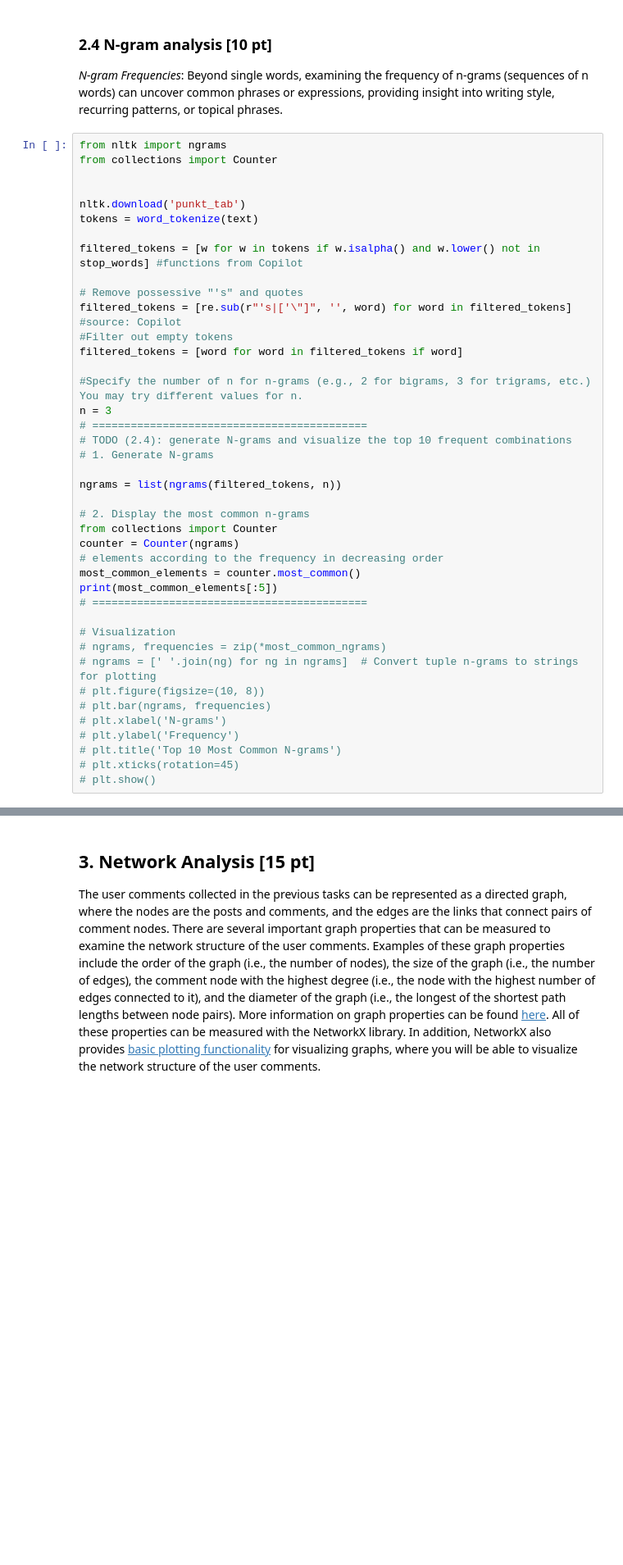
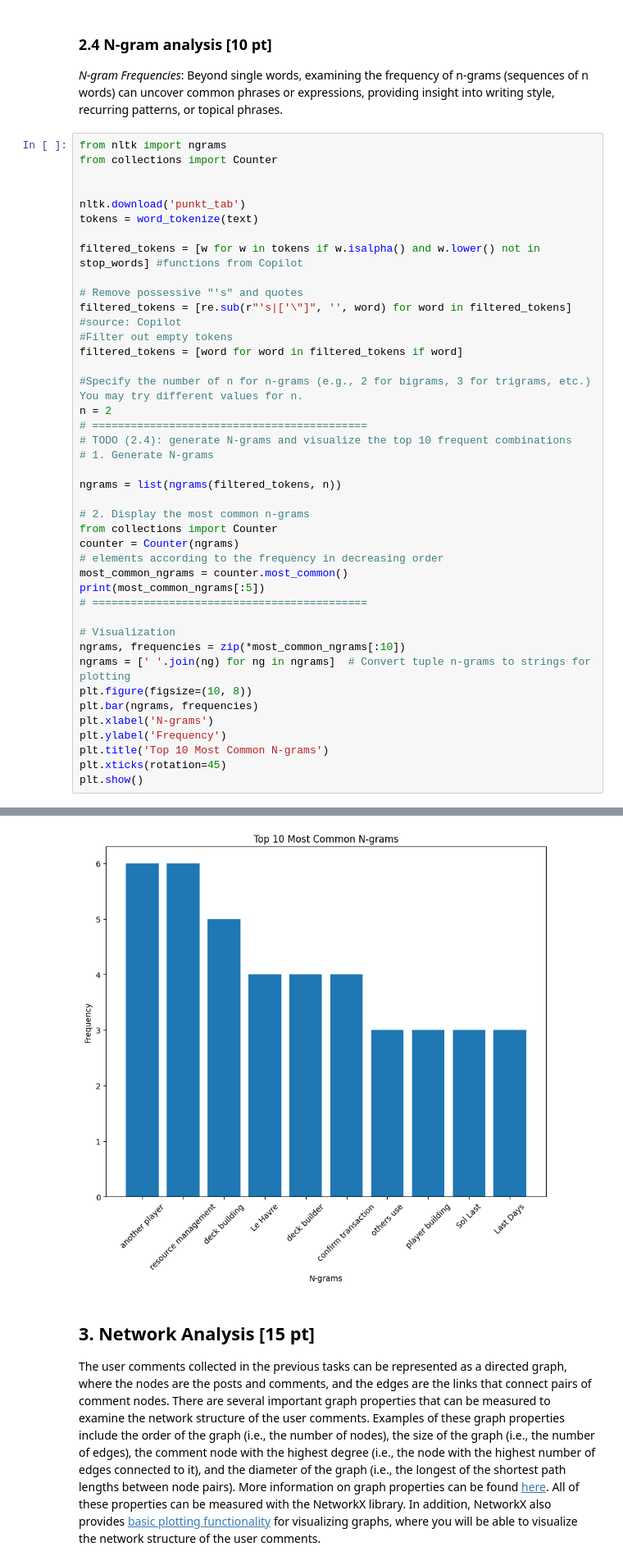
Before and after one commit to noelmrowiec/IS597, a Jupyter notebook: MP1_Reddit_Data_Collection/Assignment1.ipynb, the cells around one changed output, grey strips where cells are left out. Shown at 82% size. Drawn from its saved outputs; the diff is of its cells as text; blank space fills up the shorter version.

Commit message:
added n-grams

```diff
--- a/MP1_Reddit_Data_Collection/Assignment1.ipynb
+++ b/MP1_Reddit_Data_Collection/Assignment1.ipynb
@@ -367,45 +367,46 @@ from collections import Counter
 
 
 nltk.download('punkt_tab')
 tokens = word_tokenize(text)
 
 filtered_tokens = [w for w in tokens if w.isalpha() and w.lower() not in stop_words] #functions from Copilot
 
 # Remove possessive "'s" and quotes
 filtered_tokens = [re.sub(r"'s|['\"]", '', word) for word in filtered_tokens] #source: Copilot
 #Filter out empty tokens
 filtered_tokens = [word for word in filtered_tokens if word]
 
 #Specify the number of n for n-grams (e.g., 2 for bigrams, 3 for trigrams, etc.) You may try different values for n.
-n = 3
+n = 2
 # ===========================================
 # TODO (2.4): generate N-grams and visualize the top 10 frequent combinations
 # 1. Generate N-grams
 
 ngrams = list(ngrams(filtered_tokens, n))
 
 # 2. Display the most common n-grams
 from collections import Counter
 counter = Counter(ngrams)
 # elements according to the frequency in decreasing order
-most_common_elements = counter.most_common()
-print(most_common_elements[:5])
+most_common_ngrams = counter.most_common()
+print(most_common_ngrams[:5])
 # ===========================================
 
 # Visualization
-# ngrams, frequencies = zip(*most_common_ngrams)
-# ngrams = [' '.join(ng) for ng in ngrams]  # Convert tuple n-grams to strings for plotting
-# plt.figure(figsize=(10, 8))
-# plt.bar(ngrams, frequencies)
-# plt.xlabel('N-grams')
-# plt.ylabel('Frequency')
-# plt.title('Top 10 Most Common N-grams')
-# plt.xticks(rotation=45)
-# plt.show()
+ngrams, frequencies = zip(*most_common_ngrams[:10])
+ngrams = [' '.join(ng) for ng in ngrams]  # Convert tuple n-grams to strings for plotting
+plt.figure(figsize=(10, 8))
+plt.bar(ngrams, frequencies)
+plt.xlabel('N-grams')
+plt.ylabel('Frequency')
+plt.title('Top 10 Most Common N-grams')
+plt.xticks(rotation=45)
+plt.show()
 # %% [output]
 [(('another', 'player'), 6), (('resource', 'management'), 6), (('deck', 'building'), 5), (('Le', 'Havre'), 4), (('deck', 'builder'), 4)]
 [nltk_data] Downloading package punkt_tab to /home/noel/nltk_data...
 [nltk_data]   Package punkt_tab is already up-to-date!
+[figure, added]
 # %% [markdown]
 ## 3. **Network Analysis [15 pt]**
 
```
